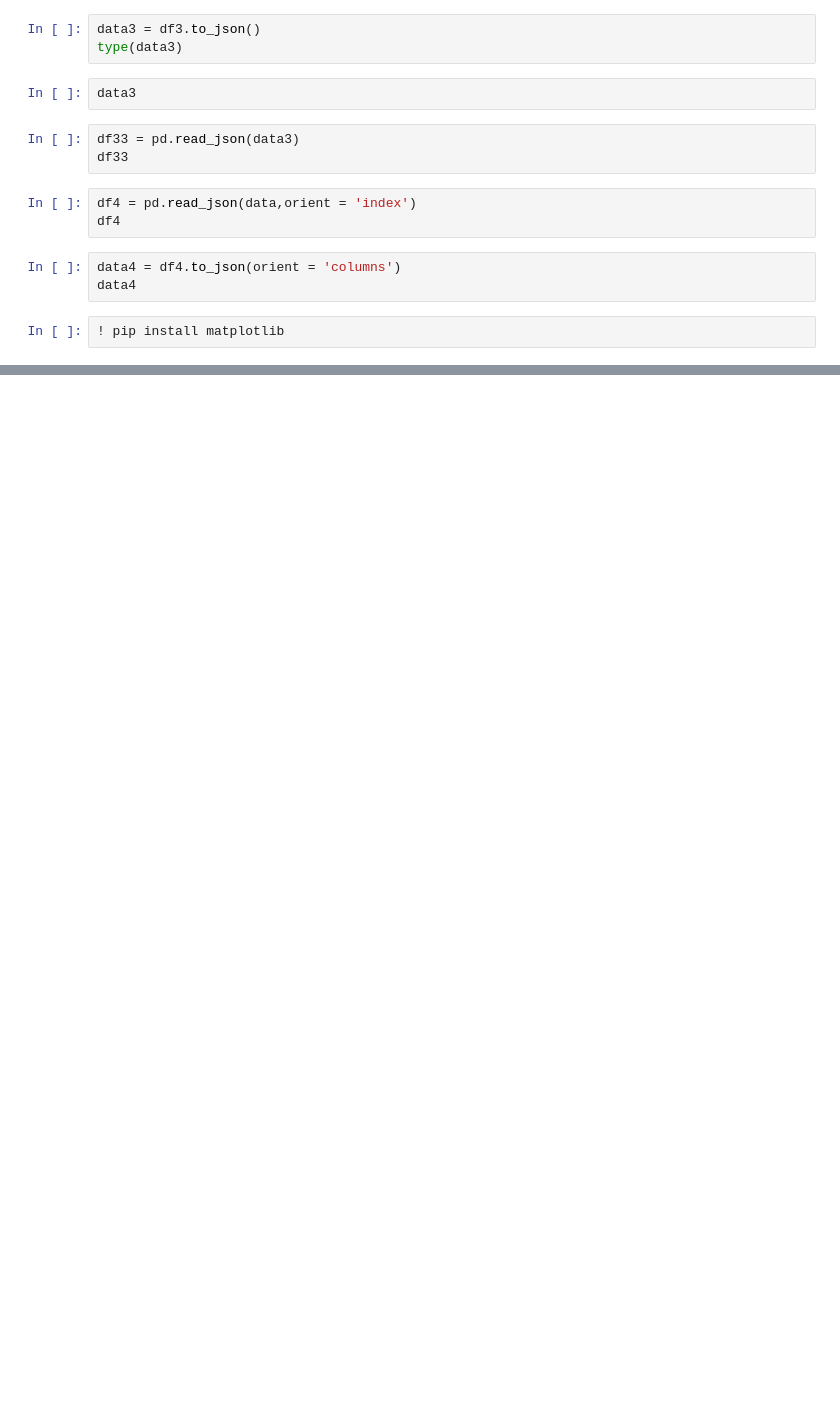
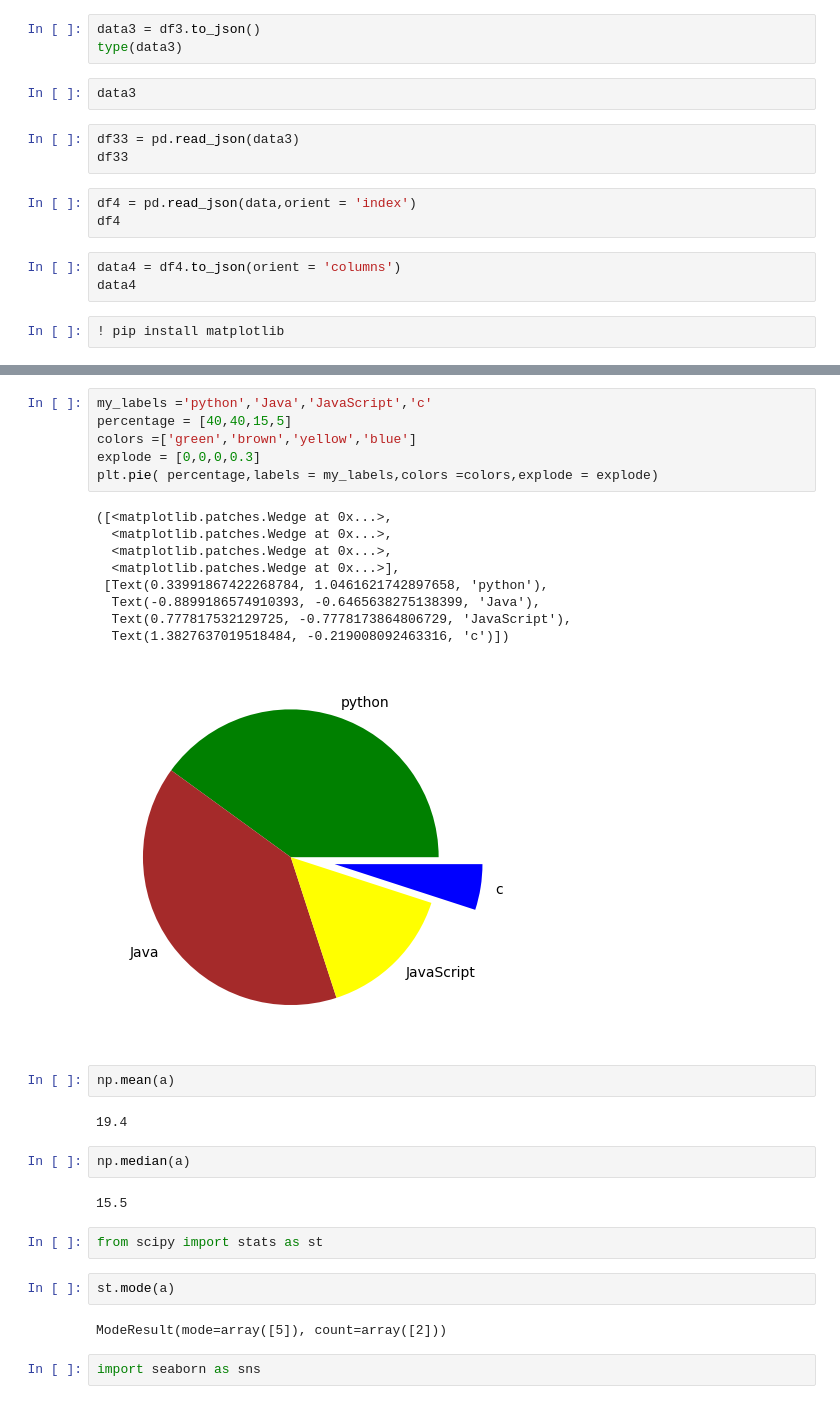
Before and after one commit to VanilaSudheer/data-analysis-playground, a Jupyter notebook: numpy.ipynb, the cells around one changed output, grey strips where cells are left out. Cells and saved outputs as stored; diff of their text form; blank space fills up the shorter version.

```diff
--- a/numpy.ipynb
+++ b/numpy.ipynb
@@ -442,0 +484,32 @@ Text(0.5, 1.0, 'Trignometric Functions')
+# %%
+my_labels ='python','Java','JavaScript','c'
+percentage = [40,40,15,5]
+colors =['green','brown','yellow','blue']
+explode = [0,0,0,0.3]
+plt.pie( percentage,labels = my_labels,colors =colors,explode = explode)
+# %% [output]
+([<matplotlib.patches.Wedge at 0x...>,
+  <matplotlib.patches.Wedge at 0x...>,
+  <matplotlib.patches.Wedge at 0x...>,
+  <matplotlib.patches.Wedge at 0x...>],
+ [Text(0.33991867422268784, 1.0461621742897658, 'python'),
+  Text(-0.8899186574910393, -0.6465638275138399, 'Java'),
+  Text(0.777817532129725, -0.7778173864806729, 'JavaScript'),
+  Text(1.3827637019518484, -0.219008092463316, 'c')])
+[figure, added]
+# %%
+np.mean(a)
+# %% [output]
+19.4
+# %%
+np.median(a)
+# %% [output]
+15.5
+# %%
+from scipy import stats as st
+# %%
+st.mode(a)
+# %% [output]
+ModeResult(mode=array([5]), count=array([2]))
+# %%
+import seaborn as sns
```
Also changed, not shown: parts of 24 cells of this notebook.
